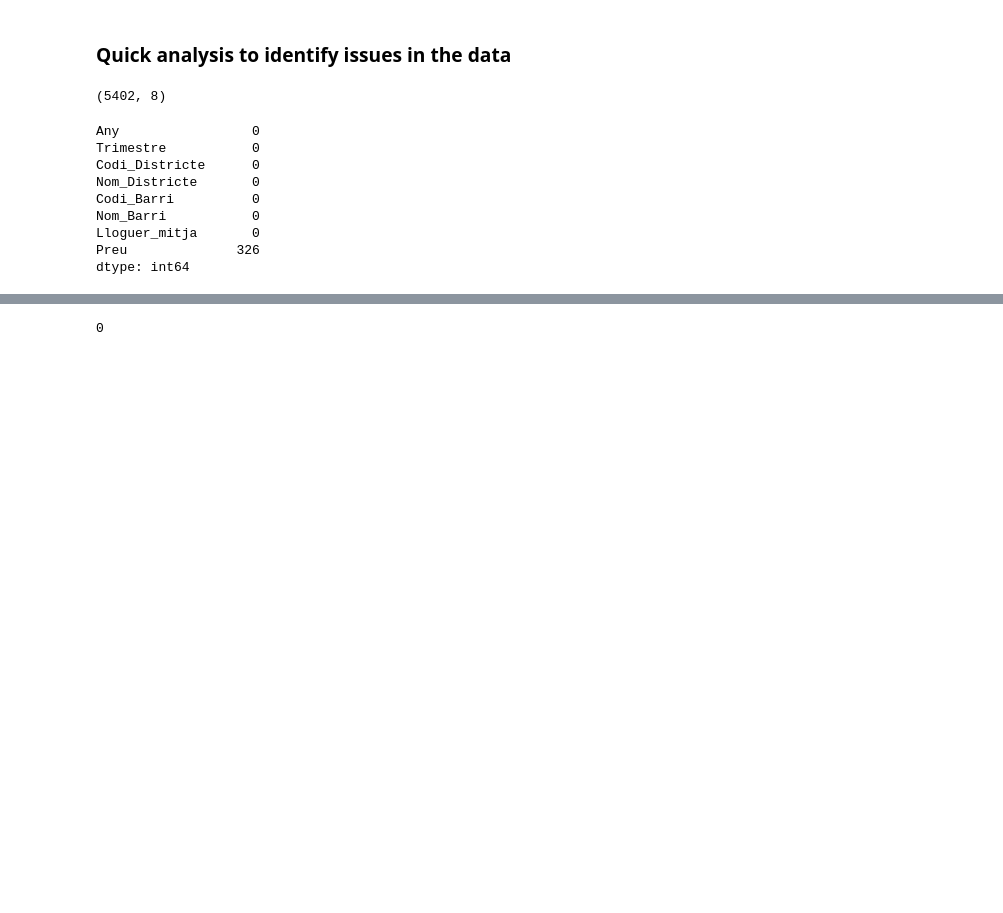
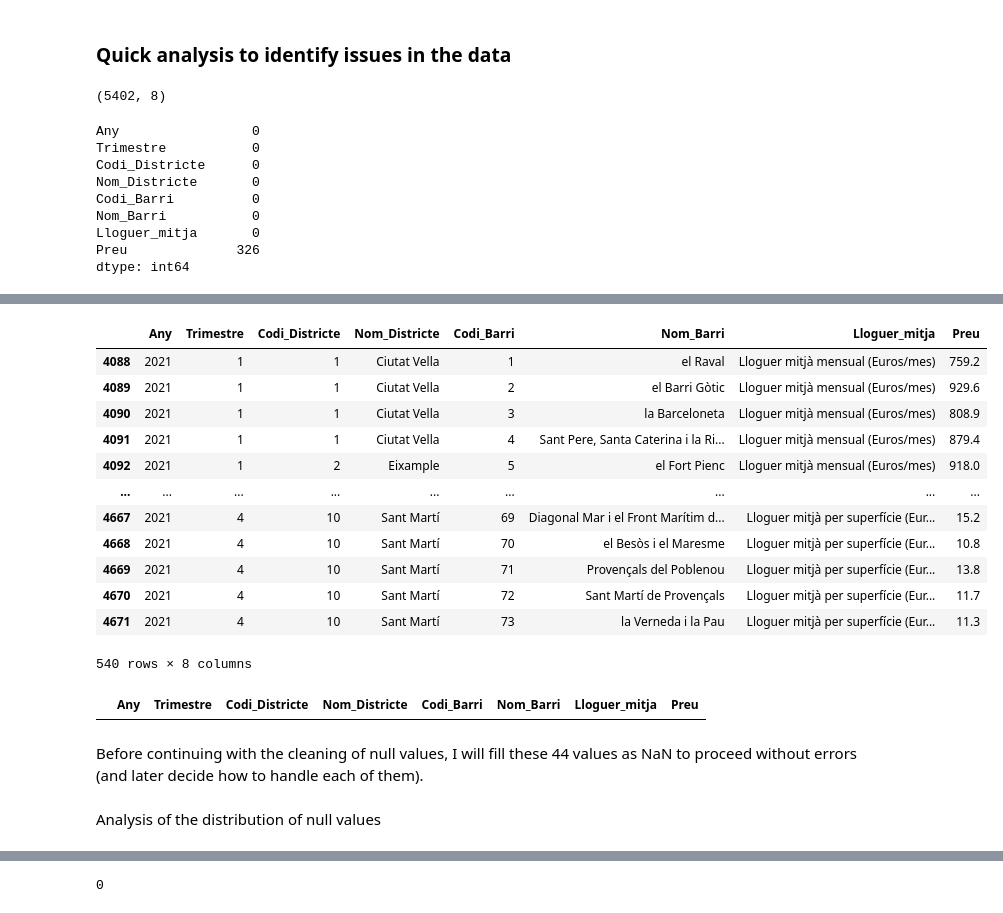
Before and after one commit to laiagomezmessia/RentalPricesBCN_MidProject, a Jupyter notebook: MidProject.ipynb, the cells around one changed output, grey strips where cells are left out. Drawn from its saved outputs; the diff is of its cells as text; code cells hidden in the pictures; blank space fills up the shorter version.

```diff
--- a/MidProject.ipynb
+++ b/MidProject.ipynb
@@ -117,0 +101,2 @@ Series([], Name: Preu, dtype: int64)
+# %%
+av_rent_df['Preu'] = av_rent_df['Preu'].replace('--', np.nan)
@@ -117,0 +117,17 @@ Series([], Name: Preu, dtype: int64)
+# %%
+string_values = av_rent_df[av_rent_df['Preu'].apply(lambda x: isinstance(x, str))]
+string_values
+# %% [output]
+|  | Any | Trimestre | Codi_Districte | Nom_Districte | Codi_Barri | Nom_Barri | Lloguer_mitja | Preu |
+| 4088 | 2021 | 1 | 1 | Ciutat Vella | 1 | el Raval | Lloguer mitjà mensual (Euros/mes) | 759.2 |
+| 4089 | 2021 | 1 | 1 | Ciutat Vella | 2 | el Barri Gòtic | Lloguer mitjà mensual (Euros/mes) | 929.6 |
+| 4090 | 2021 | 1 | 1 | Ciutat Vella | 3 | la Barceloneta | Lloguer mitjà mensual (Euros/mes) | 808.9 |
+| 4091 | 2021 | 1 | 1 | Ciutat Vella | 4 | Sant Pere, Santa Caterina i la Ri... | Lloguer mitjà mensual (Euros/mes) | 879.4 |
+| 4092 | 2021 | 1 | 2 | Eixample | 5 | el Fort Pienc | Lloguer mitjà mensual (Euros/mes) | 918.0 |
+| ... | ... | ... | ... | ... | ... | ... | ... | ... |
+| 4667 | 2021 | 4 | 10 | Sant Martí | 69 | Diagonal Mar i el Front Marítim d... | Lloguer mitjà per superfície (Eur... | 15.2 |
+| 4668 | 2021 | 4 | 10 | Sant Martí | 70 | el Besòs i el Maresme | Lloguer mitjà per superfície (Eur... | 10.8 |
+| 4669 | 2021 | 4 | 10 | Sant Martí | 71 | Provençals del Poblenou | Lloguer mitjà per superfície (Eur... | 13.8 |
+| 4670 | 2021 | 4 | 10 | Sant Martí | 72 | Sant Martí de Provençals | Lloguer mitjà per superfície (Eur... | 11.7 |
+| 4671 | 2021 | 4 | 10 | Sant Martí | 73 | la Verneda i la Pau | Lloguer mitjà per superfície (Eur... | 11.3 |
+540 rows × 8 columns
@@ -117,0 +136,9 @@ Series([], Name: Preu, dtype: int64)
+# %%
+string_values = av_rent_df[av_rent_df['Preu'].apply(lambda x: isinstance(x, str))]
+string_values
+# %% [output]
+|  | Any | Trimestre | Codi_Districte | Nom_Districte | Codi_Barri | Nom_Barri | Lloguer_mitja | Preu |
+# %% [markdown]
+Before continuing with the cleaning of null values, I will fill these 44 values as NaN to proceed without errors (and later decide how to handle each of them).
+# %% [markdown]
+Analysis of the distribution of null values
```
Also changed, not shown: parts of 133 cells of this notebook, 1 other file.
